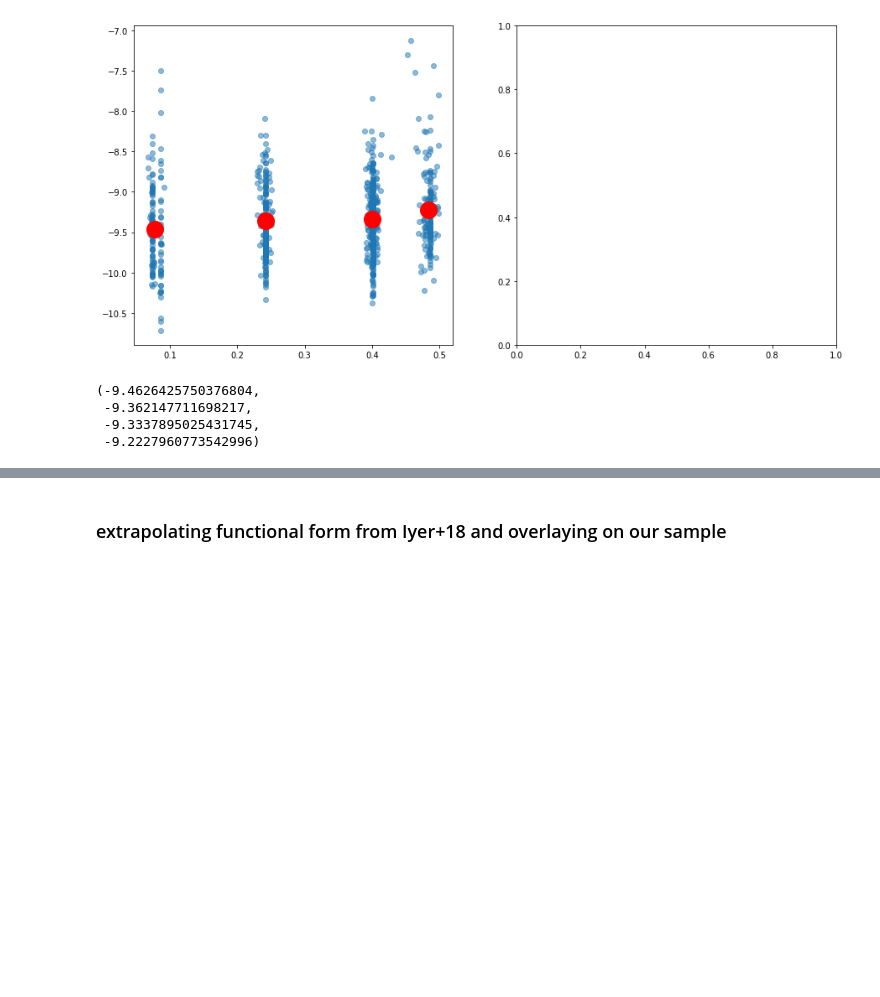
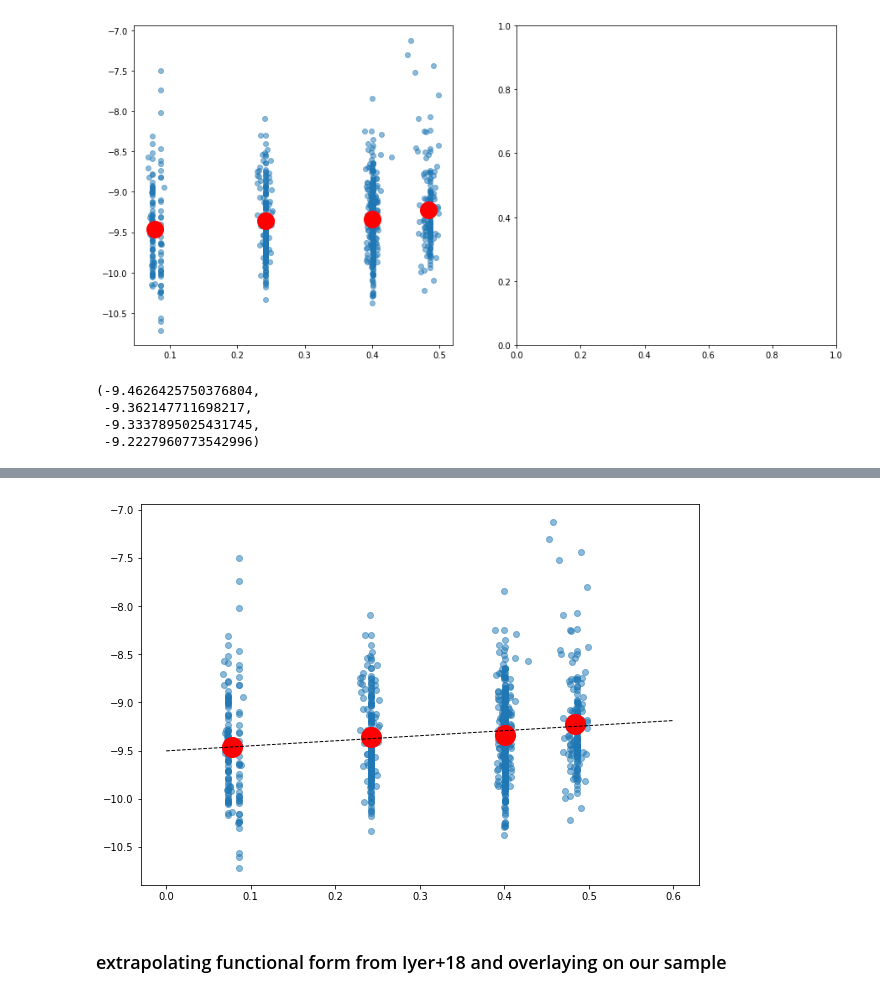
Before and after one commit to kaitshin/LowM_MainSequence, a Jupyter notebook: redshift_dependency.ipynb, the cells around one changed output, grey strips where cells are left out. Saved outputs shown, nothing was run; the diff lists cells and outputs as text; code cells hidden in the pictures; blank space fills up the shorter version.

```diff
--- a/redshift_dependency.ipynb
+++ b/redshift_dependency.ipynb
@@ -1103,3 +1103,12 @@ np.mean(ssfr[aa]), np.mean(ssfr[bb]), np.mean(ssfr[cc]), np.mean(ssfr[dd])
  -9.362147711698217,
  -9.3337895025431745,
  -9.2227960773542996)
+# %%
+def line(x, m, b):
+    return m*x + b
+
+tempxarr0 = np.array([np.mean(zspec0[aa]), np.mean(zspec0[bb]), np.mean(zspec0[cc]), np.mean(zspec0[dd])])
+tempyarr0 = np.array([np.mean(ssfr[aa]), np.mean(ssfr[bb]), np.mean(ssfr[cc]), np.mean(ssfr[dd])])
+tempparams, temppcov = optimize.curve_fit(line, tempxarr0, tempyarr0)
+
+tempparams
@@ -1106,3 +1120,17 @@ np.mean(ssfr[aa]), np.mean(ssfr[bb]), np.mean(ssfr[cc]), np.mean(ssfr[dd])
+# %%
+# f, ax = plt.subplots(1,2)
+plt.plot(zspec0, ssfr, 'o', alpha=0.5)
+plt.plot(np.mean(zspec0[aa]), np.mean(ssfr[aa]),'ro', ms=20)
+plt.plot(np.mean(zspec0[bb]), np.mean(ssfr[bb]),'ro', ms=20)
+plt.plot(np.mean(zspec0[cc]), np.mean(ssfr[cc]),'ro', ms=20)
+plt.plot(np.mean(zspec0[dd]), np.mean(ssfr[dd]),'ro', ms=20)
+
+
+plt.plot(np.arange(0,0.7,0.1),  line(np.arange(0,0.7,0.1), *tempparams), 'k--')
+
+plt.gcf().set_size_inches(10,7)
+# %% [output]
+[figure, added]
 # %% [markdown]
 ### extrapolating functional form from Iyer+18 and overlaying on our sample
 # %%
```
Also changed, not shown: parts of 2 cells of this notebook.
